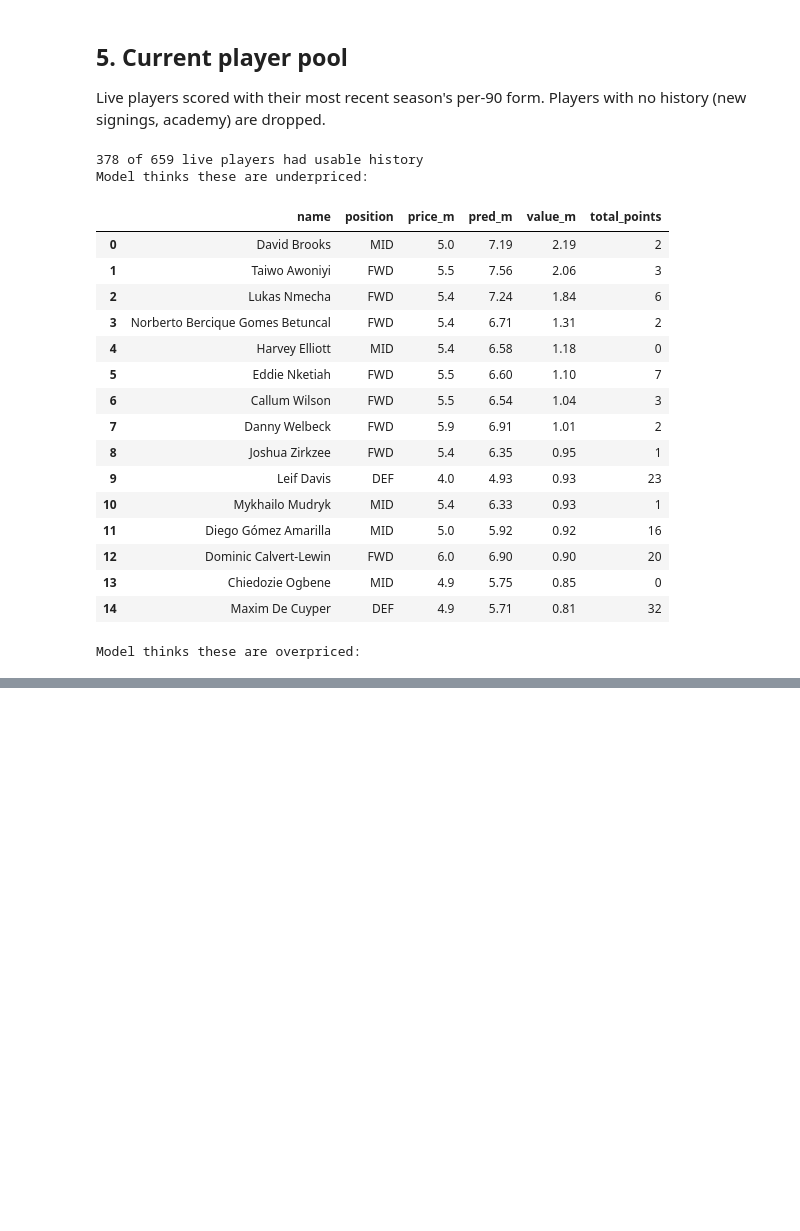
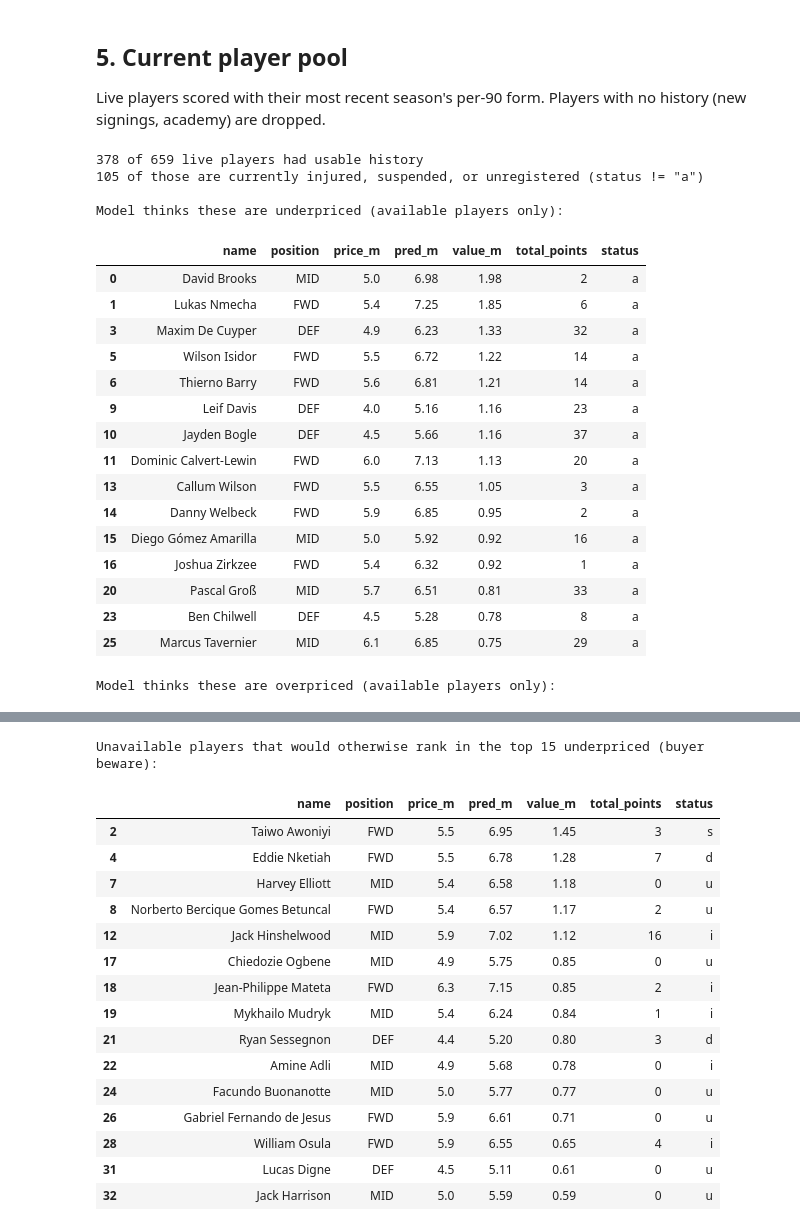
Before and after one commit to sepantaganjei/fpl-value-model, a Jupyter notebook: notebooks/01_prototype.ipynb, the cells around one changed output, grey strips where cells are left out. Cells and saved outputs as stored; diff of their text form; code cells hidden in the pictures; blank space fills up the shorter version.

Commit message:
enhance player availability tracking in feature attachment

```diff
--- a/notebooks/01_prototype.ipynb
+++ b/notebooks/01_prototype.ipynb
@@ -123,29 +123,39 @@ walk_forward_backtest(history, top_n=20).round(2)
 Live players scored with their most recent season's per-90 form. Players with no history (new signings, academy) are dropped.
 # %%
 live_scored = model.score_frame(attach_history_features(live, history))
-live_cols = ['name', 'position', 'price_m', 'pred_m', 'value_m', 'total_points']
+live_cols = ['name', 'position', 'price_m', 'pred_m', 'value_m', 'total_points', 'status']
 print(f'{len(live_scored)} of {len(live)} live players had usable history')
-print('Model thinks these are underpriced:')
-display(live_scored.head(15)[live_cols].round(2))
-print('Model thinks these are overpriced:')
-display(live_scored.tail(15)[live_cols].round(2))
+
+unavailable = ~live_scored['available']
+print(f'{unavailable.sum()} of those are currently injured, suspended, or unregistered (status != "a")')
+
+available_scored = live_scored[~unavailable]
+print('\nModel thinks these are underpriced (available players only):')
+display(available_scored.head(15)[live_cols].round(2))
+print('Model thinks these are overpriced (available players only):')
+display(available_scored.tail(15)[live_cols].round(2))
+
+print('\nUnavailable players that would otherwise rank in the top 15 underpriced (buyer beware):')
+display(live_scored[unavailable].sort_values('value_m', ascending=False).head(15)[live_cols].round(2))
 # %% [output]
 378 of 659 live players had usable history
-Model thinks these are underpriced:
+105 of those are currently injured, suspended, or unregistered (status != "a")
+
+Model thinks these are underpriced (available players only):
-|  | name | position | price_m | pred_m | value_m | total_points |
-| 0 | David Brooks | MID | 5.0 | 7.19 | 2.19 | 2 |
-| 1 | Taiwo Awoniyi | FWD | 5.5 | 7.56 | 2.06 | 3 |
-| 2 | Lukas Nmecha | FWD | 5.4 | 7.24 | 1.84 | 6 |
-| 3 | Norberto Bercique Gomes Betuncal | FWD | 5.4 | 6.71 | 1.31 | 2 |
-| 4 | Harvey Elliott | MID | 5.4 | 6.58 | 1.18 | 0 |
-| 5 | Eddie Nketiah | FWD | 5.5 | 6.60 | 1.10 | 7 |
-| 6 | Callum Wilson | FWD | 5.5 | 6.54 | 1.04 | 3 |
-| 7 | Danny Welbeck | FWD | 5.9 | 6.91 | 1.01 | 2 |
-| 8 | Joshua Zirkzee | FWD | 5.4 | 6.35 | 0.95 | 1 |
-| 9 | Leif Davis | DEF | 4.0 | 4.93 | 0.93 | 23 |
-| 10 | Mykhailo Mudryk | MID | 5.4 | 6.33 | 0.93 | 1 |
-| 11 | Diego Gómez Amarilla | MID | 5.0 | 5.92 | 0.92 | 16 |
-| 12 | Dominic Calvert-Lewin | FWD | 6.0 | 6.90 | 0.90 | 20 |
-| 13 | Chiedozie Ogbene | MID | 4.9 | 5.75 | 0.85 | 0 |
-| 14 | Maxim De Cuyper | DEF | 4.9 | 5.71 | 0.81 | 32 |
+|  | name | position | price_m | pred_m | value_m | total_points | status |
+| 0 | David Brooks | MID | 5.0 | 6.98 | 1.98 | 2 | a |
+| 1 | Lukas Nmecha | FWD | 5.4 | 7.25 | 1.85 | 6 | a |
+| 3 | Maxim De Cuyper | DEF | 4.9 | 6.23 | 1.33 | 32 | a |
+| 5 | Wilson Isidor | FWD | 5.5 | 6.72 | 1.22 | 14 | a |
+| 6 | Thierno Barry | FWD | 5.6 | 6.81 | 1.21 | 14 | a |
+| 9 | Leif Davis | DEF | 4.0 | 5.16 | 1.16 | 23 | a |
+| 10 | Jayden Bogle | DEF | 4.5 | 5.66 | 1.16 | 37 | a |
+| 11 | Dominic Calvert-Lewin | FWD | 6.0 | 7.13 | 1.13 | 20 | a |
+| 13 | Callum Wilson | FWD | 5.5 | 6.55 | 1.05 | 3 | a |
+| 14 | Danny Welbeck | FWD | 5.9 | 6.85 | 0.95 | 2 | a |
+| 15 | Diego Gómez Amarilla | MID | 5.0 | 5.92 | 0.92 | 16 | a |
+| 16 | Joshua Zirkzee | FWD | 5.4 | 6.32 | 0.92 | 1 | a |
+| 20 | Pascal Groß | MID | 5.7 | 6.51 | 0.81 | 33 | a |
+| 23 | Ben Chilwell | DEF | 4.5 | 5.28 | 0.78 | 8 | a |
+| 25 | Marcus Tavernier | MID | 6.1 | 6.85 | 0.75 | 29 | a |
-Model thinks these are overpriced:
+Model thinks these are overpriced (available players only):
@@ -168,3 +178,20 @@ Model thinks these are overpriced:
+Unavailable players that would otherwise rank in the top 15 underpriced (buyer beware):
+|  | name | position | price_m | pred_m | value_m | total_points | status |
+| 2 | Taiwo Awoniyi | FWD | 5.5 | 6.95 | 1.45 | 3 | s |
+| 4 | Eddie Nketiah | FWD | 5.5 | 6.78 | 1.28 | 7 | d |
+| 7 | Harvey Elliott | MID | 5.4 | 6.58 | 1.18 | 0 | u |
+| 8 | Norberto Bercique Gomes Betuncal | FWD | 5.4 | 6.57 | 1.17 | 2 | u |
+| 12 | Jack Hinshelwood | MID | 5.9 | 7.02 | 1.12 | 16 | i |
+| 17 | Chiedozie Ogbene | MID | 4.9 | 5.75 | 0.85 | 0 | u |
+| 18 | Jean-Philippe Mateta | FWD | 6.3 | 7.15 | 0.85 | 2 | i |
+| 19 | Mykhailo Mudryk | MID | 5.4 | 6.24 | 0.84 | 1 | i |
+| 21 | Ryan Sessegnon | DEF | 4.4 | 5.20 | 0.80 | 3 | d |
+| 22 | Amine Adli | MID | 4.9 | 5.68 | 0.78 | 0 | i |
+| 24 | Facundo Buonanotte | MID | 5.0 | 5.77 | 0.77 | 0 | u |
+| 26 | Gabriel Fernando de Jesus | FWD | 5.9 | 6.61 | 0.71 | 0 | u |
+| 28 | William Osula | FWD | 5.9 | 6.55 | 0.65 | 4 | i |
+| 31 | Lucas Digne | DEF | 4.5 | 5.11 | 0.61 | 0 | u |
+| 32 | Jack Harrison | MID | 5.0 | 5.59 | 0.59 | 0 | u |
 # %% [markdown]
 ## Notes
 
```
Also changed, not shown: parts of 2 cells of this notebook, 6 other files.
